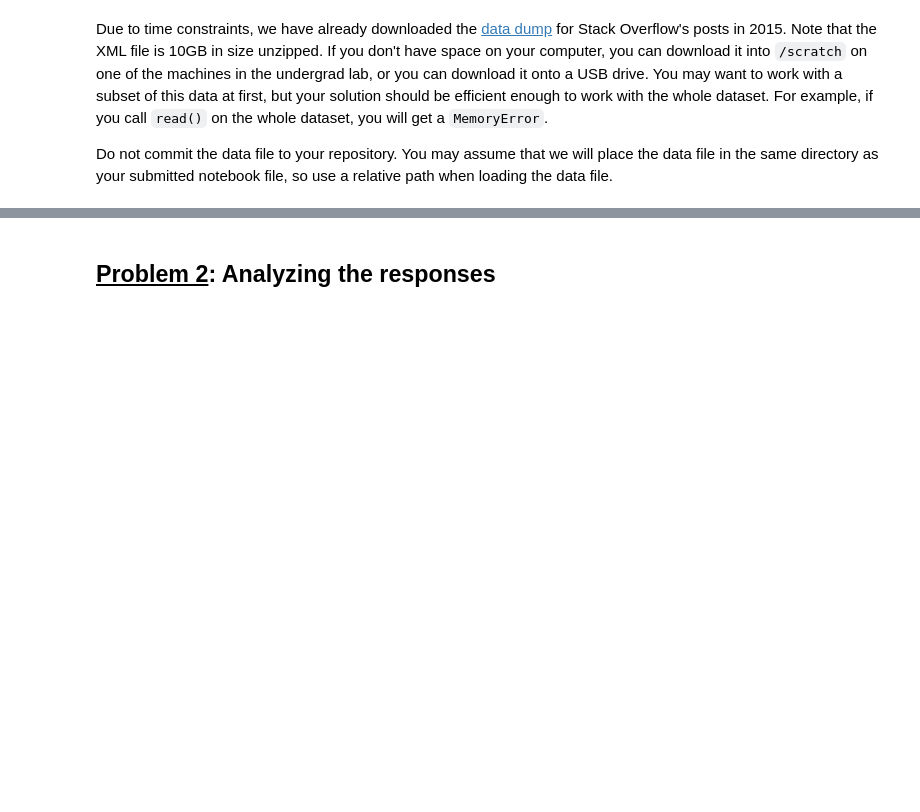
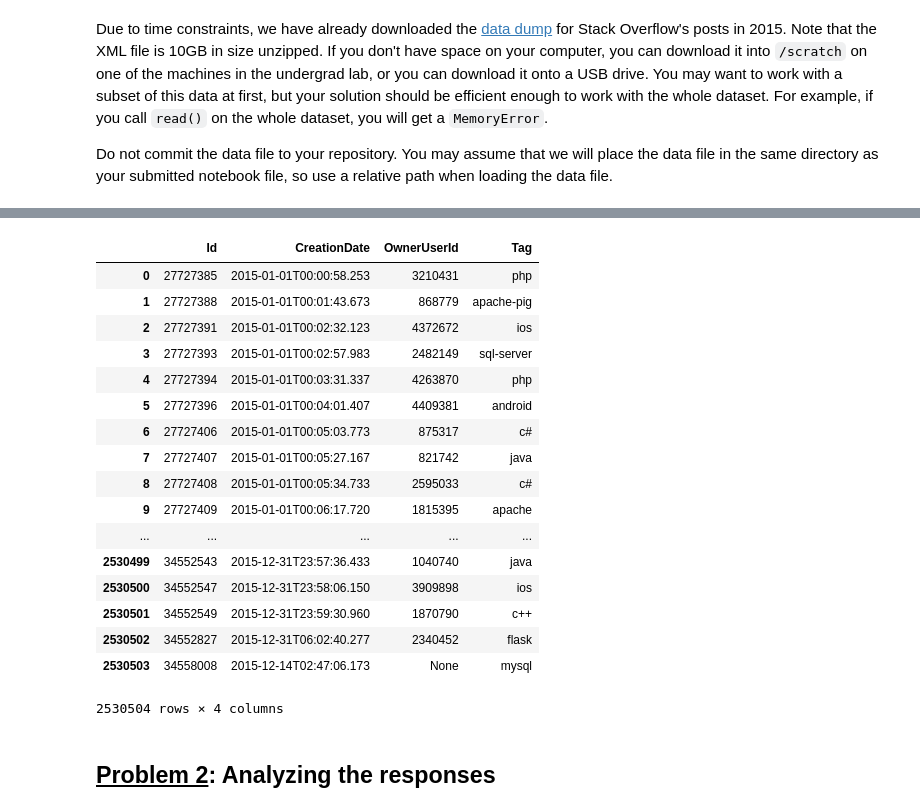
Before and after one commit to minzhou1003/CS506-course-data-science, a Jupyter notebook: assignment-2018-09-21.ipynb, the cells around one changed output, grey strips where cells are left out. Saved outputs shown, nothing was run; the diff lists cells and outputs as text; code cells hidden in the pictures; blank space fills up the shorter version.

```diff
--- a/assignment-2018-09-21.ipynb
+++ b/assignment-2018-09-21.ipynb
@@ -85,3 +158,64 @@ Do not commit the data file to your repository. You may assume that we will plac
+# %%
+from lxml.etree import iterparse
+import pandas as pd
+
+def parse_posts_to_df(filepath):
+
+    context = iterparse(filepath)
+
+    list_id = []
+    list_create_date = []
+    list_owneruser_id = []
+    list_tag = []
+
+    for _, element in context:
+        PostTypeId = element.get('PostTypeId')
+        if PostTypeId == '1':
+            Id = element.get('Id')
+            CreationDate = element.get('CreationDate')
+            OwnerUserId = element.get('OwnerUserId')
+            try:
+                Tag = element.get('Tags').split('>')[0].strip('<')
+            except:
+                Tag = element.get('Tags')
+
+            list_id.append(Id)
+            list_create_date.append(CreationDate)
+            list_owneruser_id.append(OwnerUserId)
+            list_tag.append(Tag)
+
+    result_dict = {
+        'Id': list_id,
+        'CreationDate': list_create_date,
+        'OwnerUserId': list_owneruser_id,
+        'Tag': list_tag
+    }
+
+    df = pd.DataFrame.from_dict(result_dict)
+
+    return df
+# %%
+df = parse_posts_to_df('stackoverflow-posts-2015.xml')
+df
+# %% [output]
+|  | Id | CreationDate | OwnerUserId | Tag |
+| 0 | 27727385 | 2015-01-01T00:00:58.253 | 3210431 | php |
+| 1 | 27727388 | 2015-01-01T00:01:43.673 | 868779 | apache-pig |
+| 2 | 27727391 | 2015-01-01T00:02:32.123 | 4372672 | ios |
+| 3 | 27727393 | 2015-01-01T00:02:57.983 | 2482149 | sql-server |
+| 4 | 27727394 | 2015-01-01T00:03:31.337 | 4263870 | php |
+| 5 | 27727396 | 2015-01-01T00:04:01.407 | 4409381 | android |
+| 6 | 27727406 | 2015-01-01T00:05:03.773 | 875317 | c# |
+| 7 | 27727407 | 2015-01-01T00:05:27.167 | 821742 | java |
+| 8 | 27727408 | 2015-01-01T00:05:34.733 | 2595033 | c# |
+| 9 | 27727409 | 2015-01-01T00:06:17.720 | 1815395 | apache |
+| ... | ... | ... | ... | ... |
+| 2530499 | 34552543 | 2015-12-31T23:57:36.433 | 1040740 | java |
+| 2530500 | 34552547 | 2015-12-31T23:58:06.150 | 3909898 | ios |
+| 2530501 | 34552549 | 2015-12-31T23:59:30.960 | 1870790 | c++ |
+| 2530502 | 34552827 | 2015-12-31T06:02:40.277 | 2340452 | flask |
+| 2530503 | 34558008 | 2015-12-14T02:47:06.173 | None | mysql |
+2530504 rows × 4 columns
 # %% [markdown]
 ## <span style="text-decoration:underline;">Problem 2</span>: Analyzing the responses
 # %% [markdown]
```
Also changed, not shown: parts of 23 cells of this notebook.
